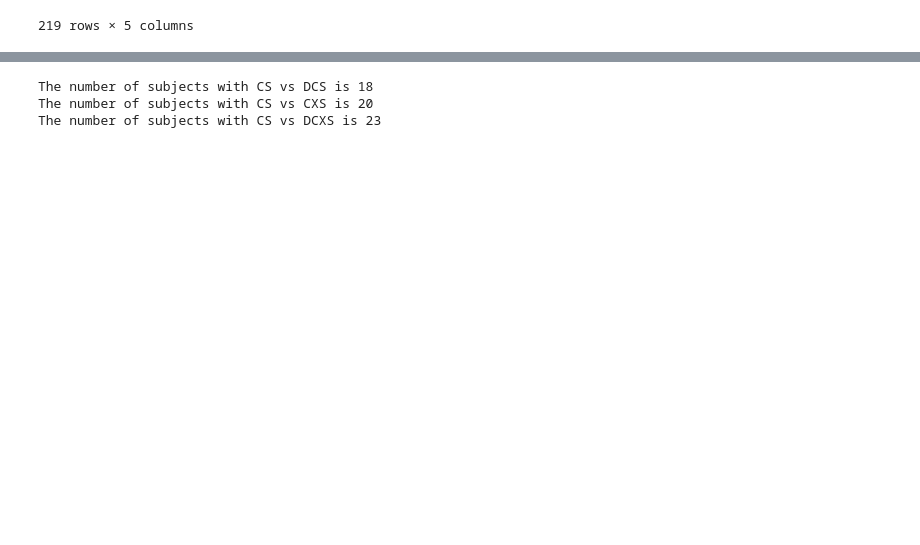
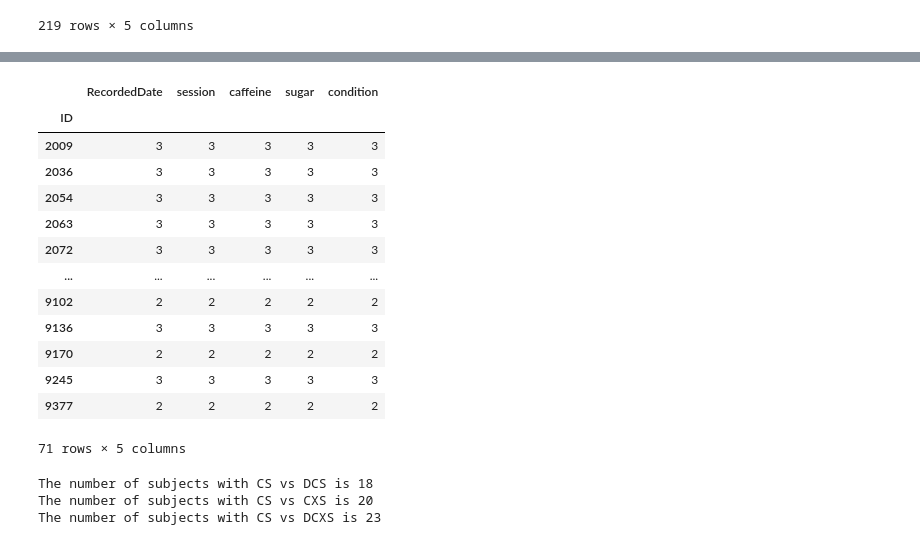
Before and after one commit to jaimemcc/energy-drink, a Jupyter notebook: scripts/taste_scores.ipynb, the cells around one changed output, grey strips where cells are left out. Saved outputs shown, nothing was run; the diff lists cells and outputs as text; code cells hidden in the pictures; blank space fills up the shorter version.

```diff
--- a/scripts/taste_scores.ipynb
+++ b/scripts/taste_scores.ipynb
@@ -99,5 +100,22 @@ The number of T1 rows is 0.
 The number of T2 rows is 65.
 The number of T3 rows is 61.
+# %%
+df_qual.groupby(by="ID").count()
+# %% [output]
+|  | RecordedDate | session | caffeine | sugar | condition |
+| ID |  |  |  |  |  |
+| 2009 | 3 | 3 | 3 | 3 | 3 |
+| 2036 | 3 | 3 | 3 | 3 | 3 |
+| 2054 | 3 | 3 | 3 | 3 | 3 |
+| 2063 | 3 | 3 | 3 | 3 | 3 |
+| 2072 | 3 | 3 | 3 | 3 | 3 |
+| ... | ... | ... | ... | ... | ... |
+| 9102 | 2 | 2 | 2 | 2 | 2 |
+| 9136 | 3 | 3 | 3 | 3 | 3 |
+| 9170 | 2 | 2 | 2 | 2 | 2 |
+| 9245 | 3 | 3 | 3 | 3 | 3 |
+| 9377 | 2 | 2 | 2 | 2 | 2 |
+71 rows × 5 columns
 # %%
 # function to get difference scores
 def get_diff_scores(df, conditions, value):
```
Also changed, not shown: parts of 16 cells of this notebook, 32 other files.
